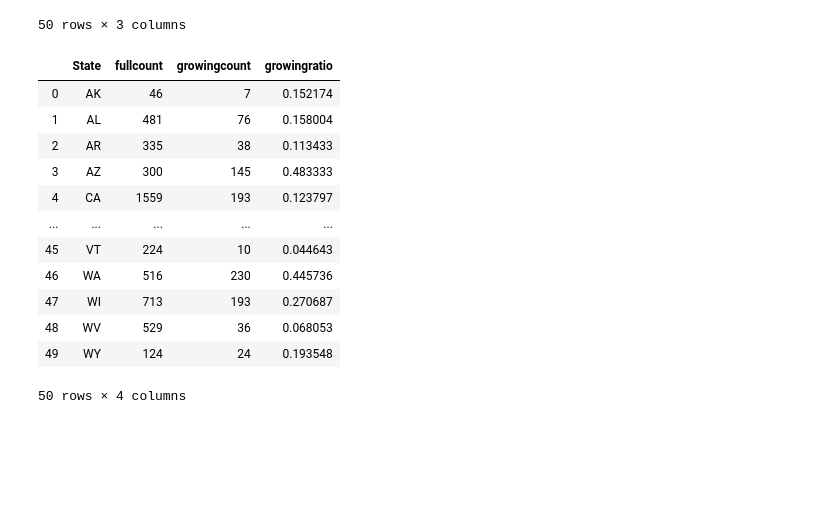
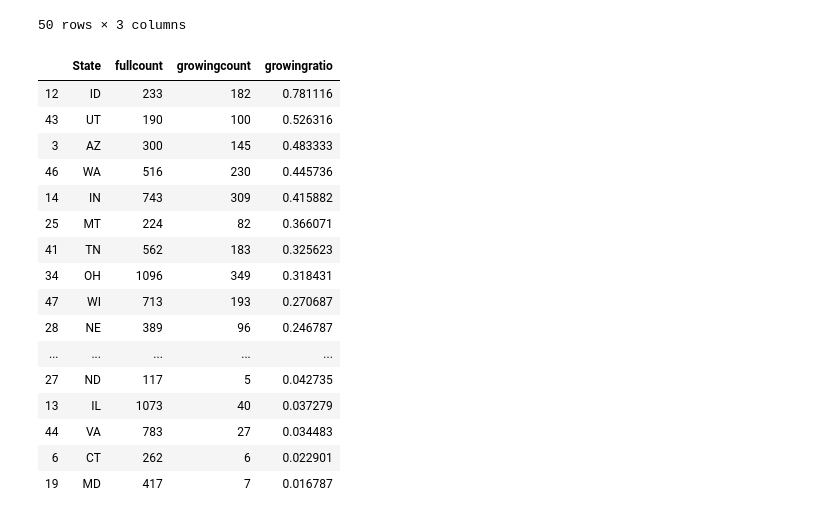
Before and after one commit to gilbertchoy/python_play, a Jupyter notebook: real_estate_playaround.ipynb, the cells around one changed output. Saved outputs shown, nothing was run; the diff lists cells and outputs as text; code cells hidden in the pictures; blank space fills up the shorter version.

```diff
--- a/real_estate_playaround.ipynb
+++ b/real_estate_playaround.ipynb
@@ -86,20 +88,25 @@ dfstate
 | 49 | WY | 124 | 24 |
 50 rows × 3 columns
 # %%
+pd.options.display.max_rows = 99
 dfstate['growingratio'] = dfstate['growingcount']/dfstate['fullcount']
-dfstate.sort_values('growingratio', ascending=True)
+dfstate = dfstate.sort_values('growingratio', ascending=False)
 dfstate
 # %% [output]
 |  | State | fullcount | growingcount | growingratio |
-| 0 | AK | 46 | 7 | 0.152174 |
-| 1 | AL | 481 | 76 | 0.158004 |
-| 2 | AR | 335 | 38 | 0.113433 |
+| 12 | ID | 233 | 182 | 0.781116 |
+| 43 | UT | 190 | 100 | 0.526316 |
 | 3 | AZ | 300 | 145 | 0.483333 |
-| 4 | CA | 1559 | 193 | 0.123797 |
+| 46 | WA | 516 | 230 | 0.445736 |
+| 14 | IN | 743 | 309 | 0.415882 |
+| 25 | MT | 224 | 82 | 0.366071 |
+| 41 | TN | 562 | 183 | 0.325623 |
+| 34 | OH | 1096 | 349 | 0.318431 |
+| 47 | WI | 713 | 193 | 0.270687 |
+| 28 | NE | 389 | 96 | 0.246787 |
 | ... | ... | ... | ... | ... |
-| 45 | VT | 224 | 10 | 0.044643 |
-| 46 | WA | 516 | 230 | 0.445736 |
-| 47 | WI | 713 | 193 | 0.270687 |
-| 48 | WV | 529 | 36 | 0.068053 |
-| 49 | WY | 124 | 24 | 0.193548 |
+| 27 | ND | 117 | 5 | 0.042735 |
+| 13 | IL | 1073 | 40 | 0.037279 |
+| 44 | VA | 783 | 27 | 0.034483 |
+| 6 | CT | 262 | 6 | 0.022901 |
+| 19 | MD | 417 | 7 | 0.016787 |
-50 rows × 4 columns
```
Also changed, not shown: parts of 3 cells of this notebook, 1 other file.
